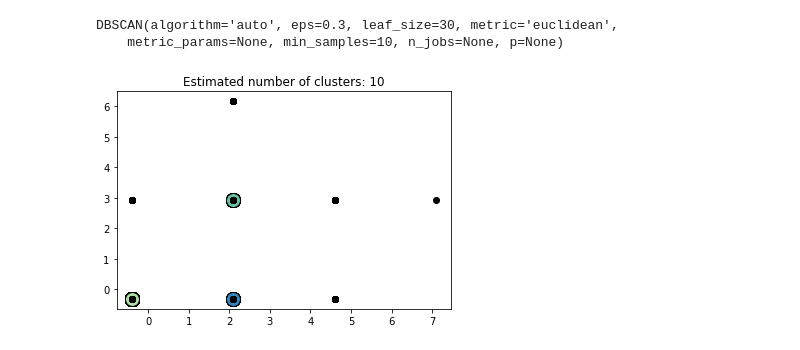
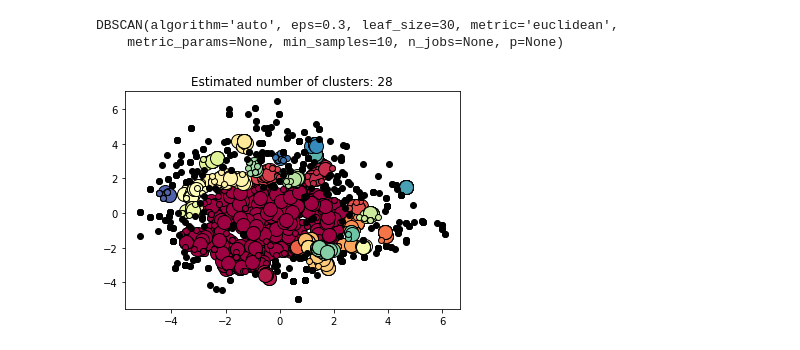
Before and after one commit to viniciusd-avila/phylogenetic-analysis, a Jupyter notebook: PCA tests.ipynb, the cells around one changed output. Saved outputs shown, nothing was run; the diff lists cells and outputs as text; code cells hidden in the pictures.

Commit message:
dbscan over t-sne

```diff
--- a/PCA tests.ipynb
+++ b/PCA tests.ipynb
@@ -52,4 +62,4 @@ chart
 [figure]
 <ggplot: (8770574398279)>
 # %%
-db = DBSCAN(eps=0.3, min_samples=10).fit(x)
+db = DBSCAN(eps=0.3, min_samples=10).fit(principalComponents)
@@ -85,25 +79,25 @@ n_noise_ = list(labels).count(-1)
 # %%
 %matplotlib inline
 # Black removed and is used for noise instead.
 unique_labels = set(labels)
 colors = [plt.cm.Spectral(each)
           for each in np.linspace(0, 1, len(unique_labels))]
 for k, col in zip(unique_labels, colors):
     if k == -1:
         # Black used for noise.
         col = [0, 0, 0, 1]
 
     class_member_mask = (labels == k)
 
-    xy = x[class_member_mask & core_samples_mask]
+    xy = principalComponents[class_member_mask & core_samples_mask]
     plt.plot(xy[:, 0], xy[:, 1], 'o', markerfacecolor=tuple(col),
              markeredgecolor='k', markersize=14)
 
-    xy = x[class_member_mask & ~core_samples_mask]
+    xy = principalComponents[class_member_mask & ~core_samples_mask]
     plt.plot(xy[:, 0], xy[:, 1], 'o', markerfacecolor=tuple(col),
              markeredgecolor='k', markersize=6)
 
 plt.title('Estimated number of clusters: %d' % n_clusters_)
 plt.show()
 # %% [output]
-[figure, old version]
+[figure, new version]
```
Also changed, not shown: parts of 2 cells of this notebook, 1 other file.
